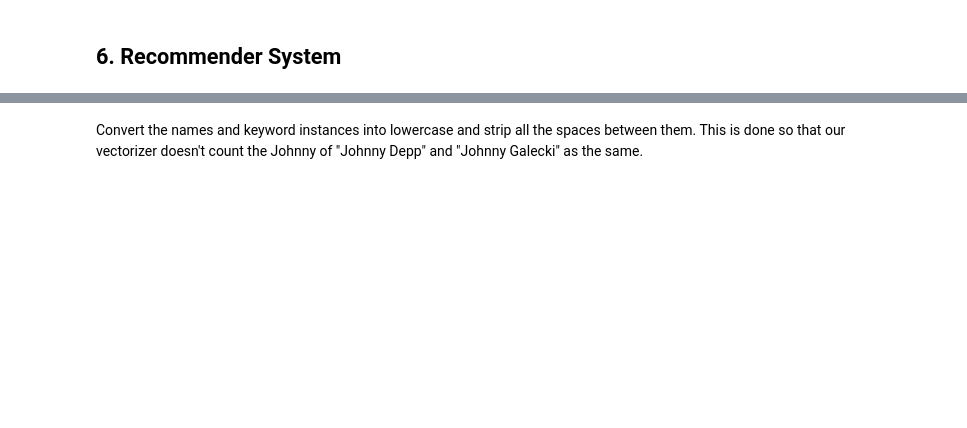
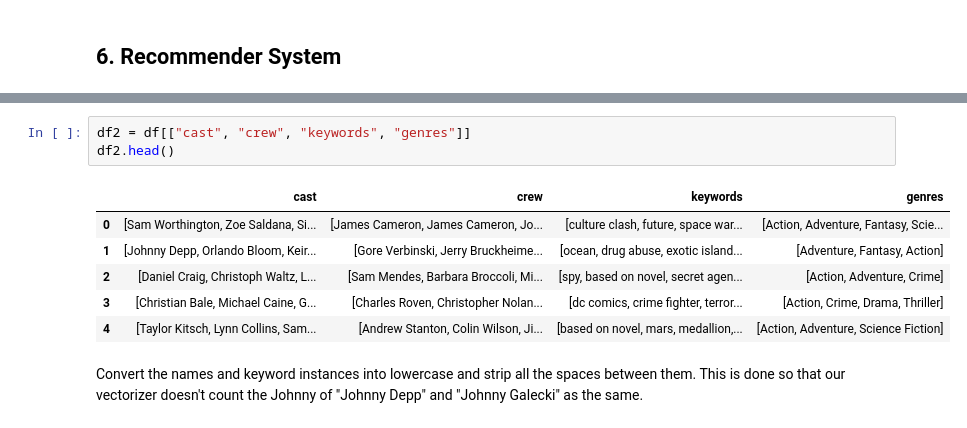
Before and after one commit to hsmmi/TMDB-5000-Movie-Dataset, a Jupyter notebook: main.ipynb, the cells around one changed output, grey strips where cells are left out. Cells and saved outputs as stored; diff of their text form; blank space fills up the shorter version.

```diff
--- a/main.ipynb
+++ b/main.ipynb
@@ -522,3 +565,13 @@ tfidf_matrix.shape
+# %%
+df2 = df[["cast", "crew", "keywords", "genres"]]
+df2.head()
+# %% [output]
+|  | cast | crew | keywords | genres |
+| 0 | [Sam Worthington, Zoe Saldana, Si... | [James Cameron, James Cameron, Jo... | [culture clash, future, space war... | [Action, Adventure, Fantasy, Scie... |
+| 1 | [Johnny Depp, Orlando Bloom, Keir... | [Gore Verbinski, Jerry Bruckheime... | [ocean, drug abuse, exotic island... | [Adventure, Fantasy, Action] |
+| 2 | [Daniel Craig, Christoph Waltz, L... | [Sam Mendes, Barbara Broccoli, Mi... | [spy, based on novel, secret agen... | [Action, Adventure, Crime] |
+| 3 | [Christian Bale, Michael Caine, G... | [Charles Roven, Christopher Nolan... | [dc comics, crime fighter, terror... | [Action, Crime, Drama, Thriller] |
+| 4 | [Taylor Kitsch, Lynn Collins, Sam... | [Andrew Stanton, Colin Wilson, Ji... | [based on novel, mars, medallion,... | [Action, Adventure, Science Fiction] |
 # %% [markdown]
 Convert the names and keyword instances into lowercase and strip all the spaces between them. This is done so that our vectorizer doesn't count the Johnny of "Johnny Depp" and "Johnny Galecki" as the same.
 # %%
```
Also changed, not shown: parts of 29 cells of this notebook.
